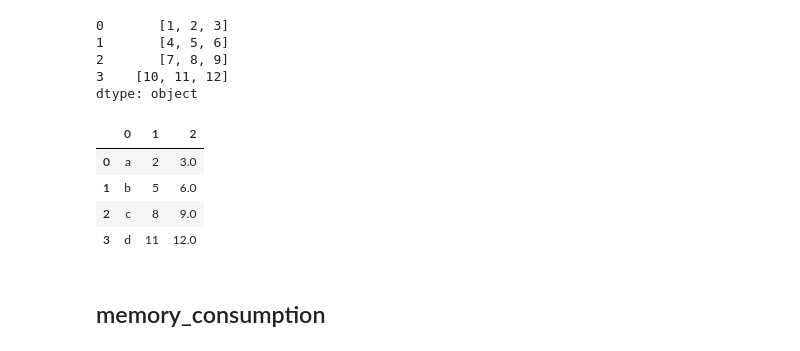
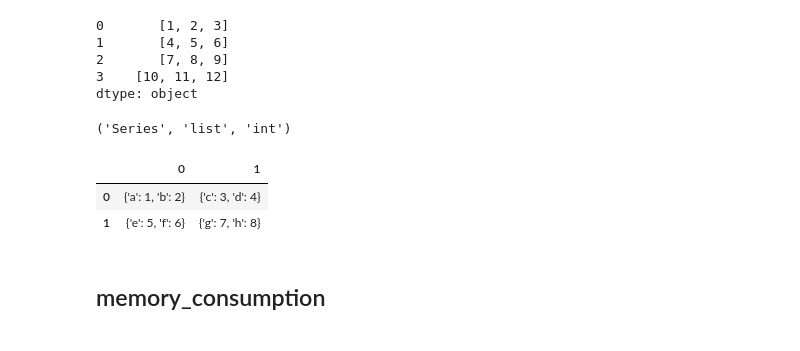
Before and after one commit to djekra/bpyth, a Jupyter notebook: jupyter/22_Object_Analysis.ipynb, the cells around one changed output. Cells and saved outputs as stored; diff of their text form; code cells hidden in the pictures.

```diff
--- a/jupyter/22_Object_Analysis.ipynb
+++ b/jupyter/22_Object_Analysis.ipynb
@@ -283,21 +277,24 @@ obj_43b
 2       [7, 8, 9]
 3    [10, 11, 12]
 dtype: object
+# %%
+bpy.rtype(obj_43b)
+# %% [output]
+('Series', 'list', 'int')
 # %%
 # Normales DataFrame mit heterogenen Spalten
 obj_43 = [['a',2,3.0],['b',5,6.0], ['c', 8, 9.0], ['d', 11, 12.0]]
 obj_43c = pd.DataFrame(obj_43)
 assert bpy.shape(obj_43c) == (4,3)
 assert bpy.shape(obj_43c) == obj_43c.shape
-assert bpy.rtype(obj_43c) == ('DataFrame', 'Series')
-#rtype(obj_43c)
-obj_43c
+assert bpy.rtype(obj_43c) == ('DataFrame', 'Series', 'str')
-# %% [output]
-|  | 0 | 1 | 2 |
-| 0 | a | 2 | 3.0 |
-| 1 | b | 5 | 6.0 |
-| 2 | c | 8 | 9.0 |
-| 3 | d | 11 | 12.0 |
+# %%
+data = pd.DataFrame([[{"a": 1, "b": 2}, {"c": 3, "d": 4}], [{"e": 5, "f": 6}, {"g": 7, "h": 8}]])
+data
+# %% [output]
+|  | 0 | 1 |
+| 0 | {'a': 1, 'b': 2} | {'c': 3, 'd': 4} |
+| 1 | {'e': 5, 'f': 6} | {'g': 7, 'h': 8} |
 # %% [markdown]
 ## memory_consumption
 # %%
```
Also changed, not shown: parts of 7 cells of this notebook, 4 other files.
